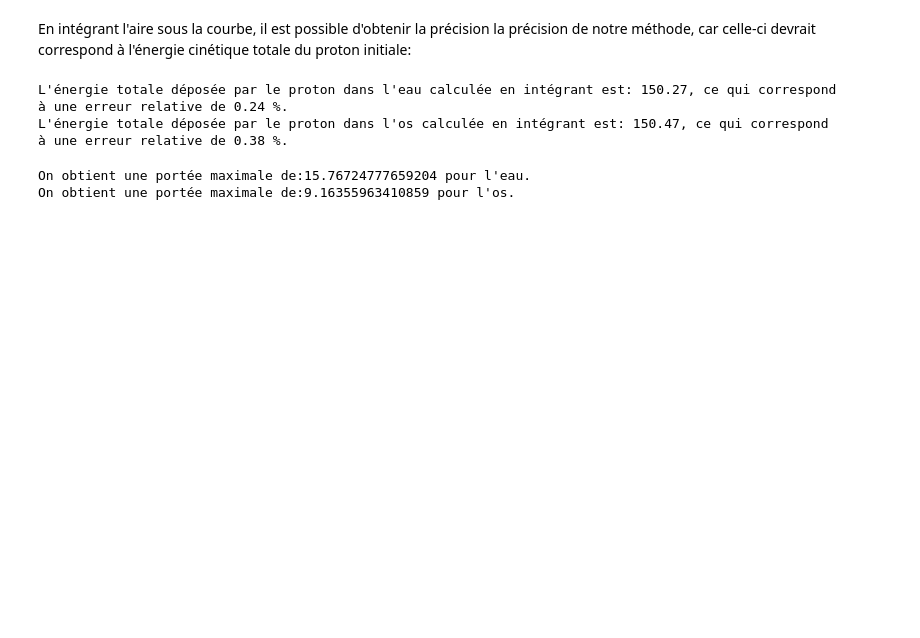
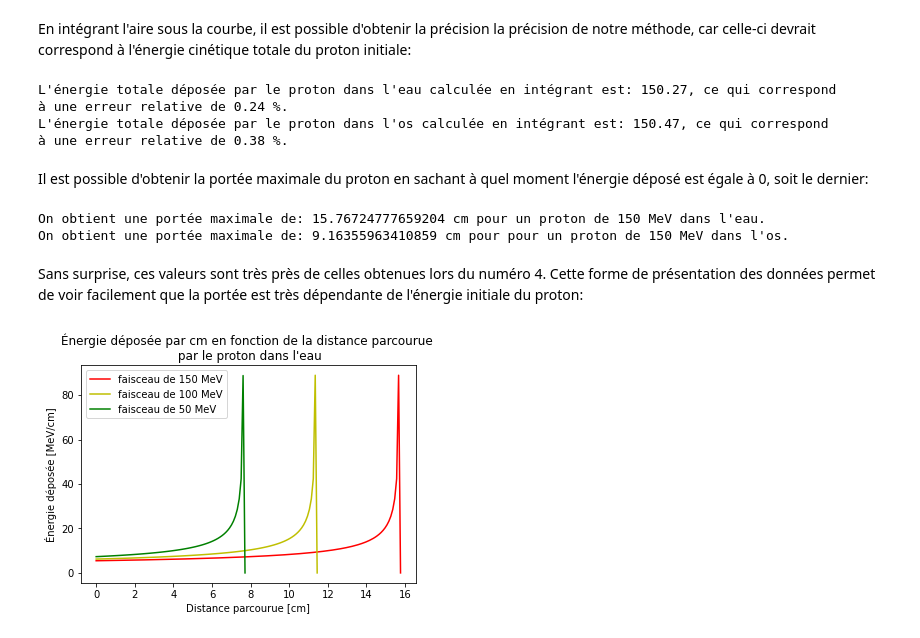
Before and after one commit to essheh/PHYZ_NUM, a Jupyter notebook: TP1_BOISSINNOT_GAUDREAULT_LESSARD.ipynb, the cells around one changed output. Drawn from its saved outputs; the diff is of its cells as text; code cells hidden in the pictures; blank space fills up the shorter version.

```diff
--- a/TP1_BOISSINNOT_GAUDREAULT_LESSARD.ipynb
+++ b/TP1_BOISSINNOT_GAUDREAULT_LESSARD.ipynb
@@ -697,12 +697,32 @@ L'énergie totale déposée par le proton dans l'eau calculée en intégrant est
 à une erreur relative de 0.24 %.
 L'énergie totale déposée par le proton dans l'os calculée en intégrant est: 150.47, ce qui correspond
 à une erreur relative de 0.38 %.
+# %% [markdown]
+Il est possible d'obtenir la portée maximale du proton en sachant à quel moment l'énergie déposé est égale à 0, soit le dernier:
 # %%
-#portées maximales
+#Portées maximales
 P_max_eau = x_eau[len(x_eau)-1]
 P_max_os = x_os[len(x_os)-1]
-print("On obtient une portée maximale de:{} pour l'eau.".format(P_max_eau))
-print("On obtient une portée maximale de:{} pour l'os.".format(P_max_os))
+print("On obtient une portée maximale de: {} cm pour un proton de 150 MeV dans l'eau.".format(P_max_eau))
+print("On obtient une portée maximale de: {} cm pour pour un proton de 150 MeV dans l'os.".format(P_max_os))
 # %% [output]
-On obtient une portée maximale de:15.76724777659204 pour l'eau.
-On obtient une portée maximale de:9.16355963410859 pour l'os.
+On obtient une portée maximale de: 15.76724777659204 cm pour un proton de 150 MeV dans l'eau.
+On obtient une portée maximale de: 9.16355963410859 cm pour pour un proton de 150 MeV dans l'os.
+# %% [markdown]
+Sans surprise, ces valeurs sont très près de celles obtenues lors du numéro 4. Cette forme de présentation des données permet de voir facilement que la portée est très dépendante de l'énergie initiale du proton:
+# %%
+#Portées pour différentes valeurs d'énergies initiales
+x_eau_150, transport_eau_150 = proton_transport(150, 0.1, eau_liq["n_e"], eau_liq["MEE"], 1000)
+x_eau_125, transport_eau_125 = proton_transport(125, 0.1, eau_liq["n_e"], eau_liq["MEE"], 1000)
+x_eau_100, transport_eau_100 = proton_transport(100, 0.1, eau_liq["n_e"], eau_liq["MEE"], 1000)
+
+plt.plot(x_eau_150, transport_eau_150,"r-", label = "faisceau de 150 MeV")
+plt.plot(x_eau_125, transport_eau_125,"y-", label = "faisceau de 100 MeV")
+plt.plot(x_eau_100, transport_eau_100,"g-", label = "faisceau de 50 MeV")
+plt.title("Énergie déposée par cm en fonction de la distance parcourue \n par le proton dans l'eau")
+plt.xlabel("Distance parcourue [cm]")
+plt.ylabel("Énergie déposée [MeV/cm]")
+plt.legend()
+plt.show()
+# %% [output]
+[figure, added]
```
Also changed, not shown: parts of 6 cells of this notebook.
